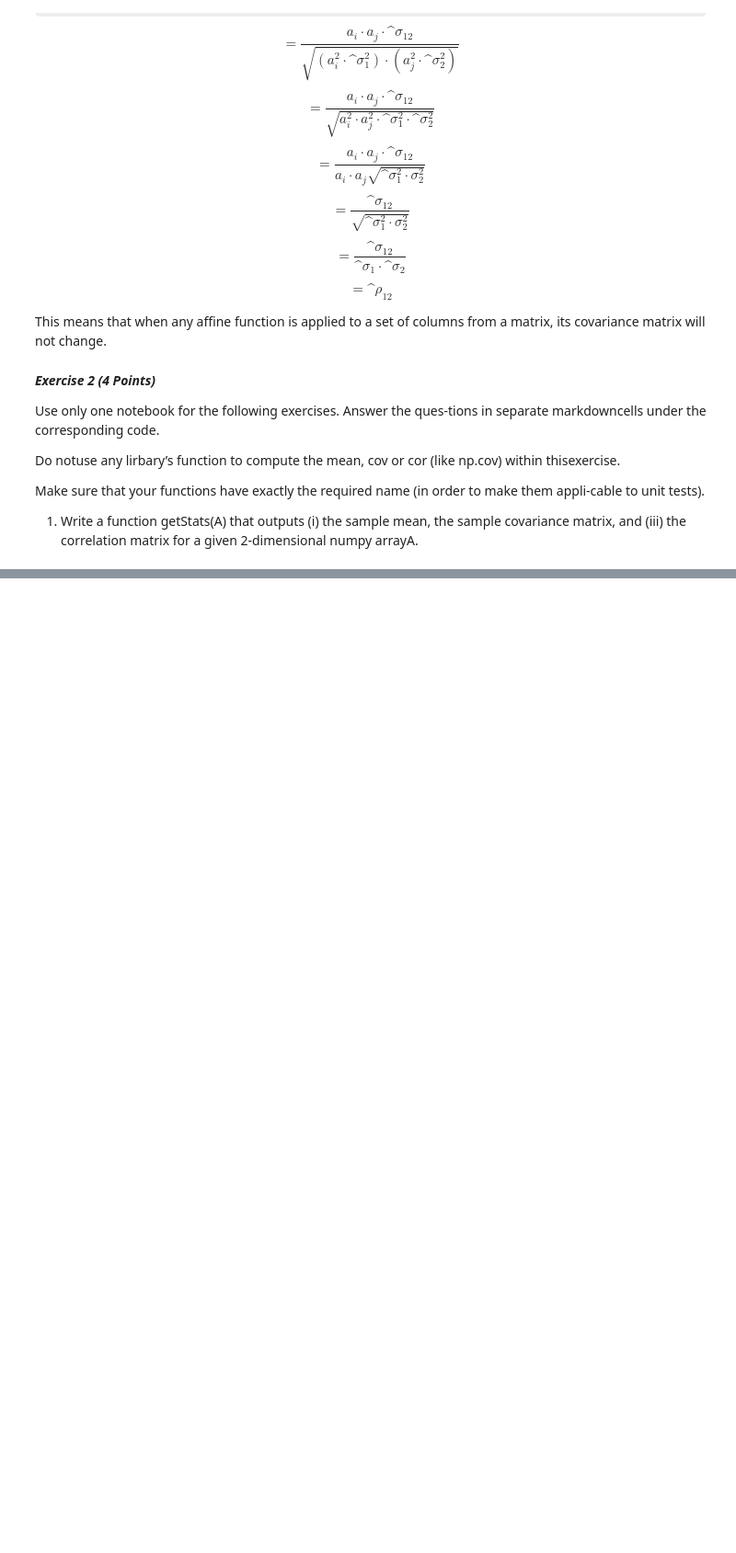
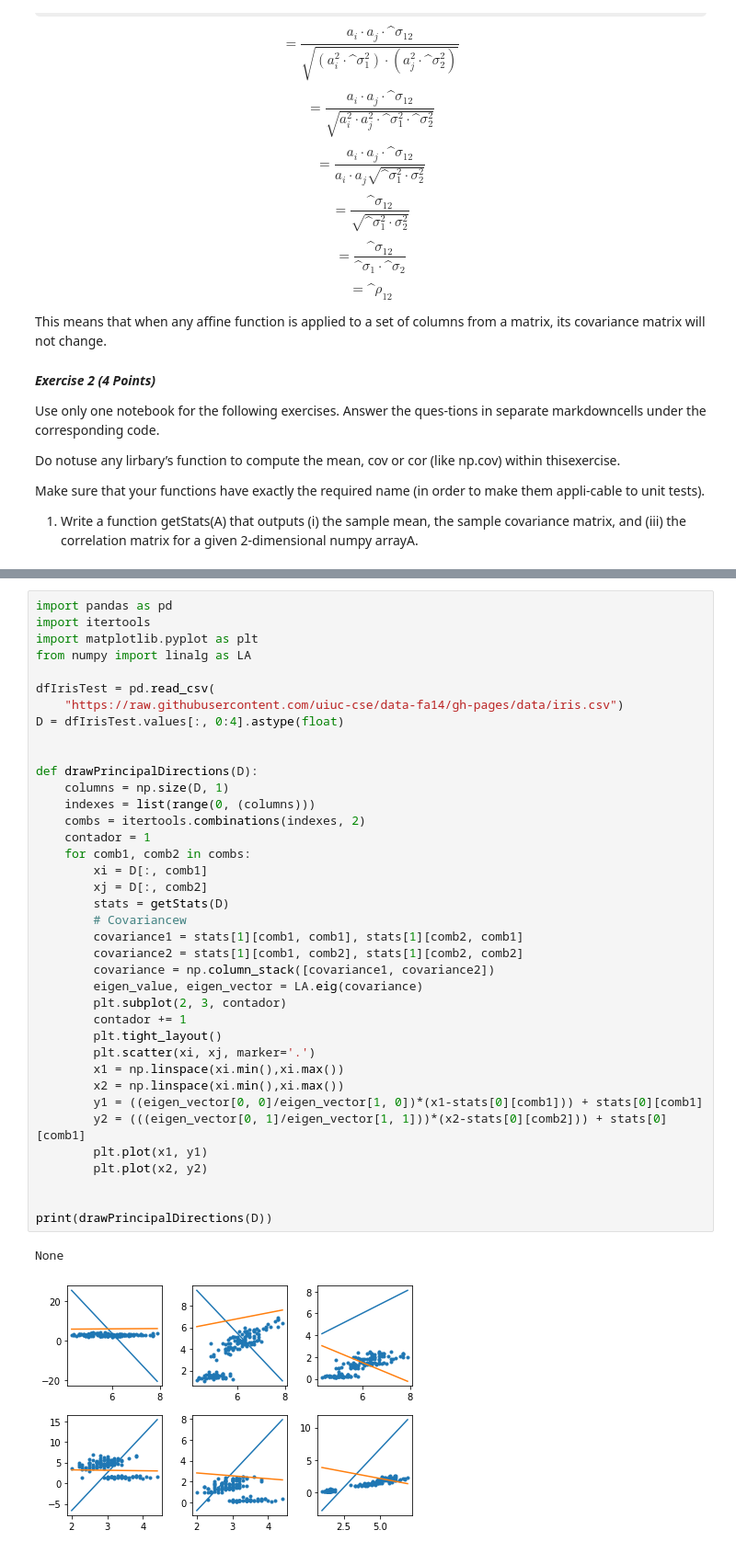
Before and after one commit to Mega61/business_inteligence_sheets, a Jupyter notebook: sheet2/Camacho_Daza_Russi_bi_sheet2.ipynb, the cells around one changed output, grey strips where cells are left out. Shown at 92% size. Saved outputs shown, nothing was run; the diff lists cells and outputs as text; some formulas as TeX source; blank space fills up the shorter version.

Commit message:
Co-authored-by: juan2409 <juan2409@users.noreply.github.com> Co-authored-by: Tovar Saade, Alvaro <at711@exeter.ac.uk> Co-authored-by: HRuss14 <HRuss14@users.noreply.github.com>
Terminado

```diff
--- a/sheet2/Camacho_Daza_Russi_bi_sheet2.ipynb
+++ b/sheet2/Camacho_Daza_Russi_bi_sheet2.ipynb
@@ -114,0 +114,41 @@ def getStats(A):
+# %%
+import pandas as pd
+import itertools
+import matplotlib.pyplot as plt
+from numpy import linalg as LA
+
+dfIrisTest = pd.read_csv(
+    "https://raw.githubusercontent.com/uiuc-cse/data-fa14/gh-pages/data/iris.csv")
+D = dfIrisTest.values[:, 0:4].astype(float)
+
+
+def drawPrincipalDirections(D):
+    columns = np.size(D, 1)
+    indexes = list(range(0, (columns)))
+    combs = itertools.combinations(indexes, 2)
+    contador = 1
+    for comb1, comb2 in combs:
+        xi = D[:, comb1]
+        xj = D[:, comb2]
+        stats = getStats(D)
+        # Covariancew
+        covariance1 = stats[1][comb1, comb1], stats[1][comb2, comb1]
+        covariance2 = stats[1][comb1, comb2], stats[1][comb2, comb2]
+        covariance = np.column_stack([covariance1, covariance2])
+        eigen_value, eigen_vector = LA.eig(covariance)
+        plt.subplot(2, 3, contador)
+        contador += 1
+        plt.tight_layout()
+        plt.scatter(xi, xj, marker='.')
+        x1 = np.linspace(xi.min(),xi.max())
+        x2 = np.linspace(xi.min(),xi.max())
+        y1 = ((eigen_vector[0, 0]/eigen_vector[1, 0])*(x1-stats[0][comb1])) + stats[0][comb1]
+        y2 = (((eigen_vector[0, 1]/eigen_vector[1, 1]))*(x2-stats[0][comb2])) + stats[0][comb1]
+        plt.plot(x1, y1)
+        plt.plot(x2, y2)
+
+
+print(drawPrincipalDirections(D))
+# %% [output]
+None
+[figure, added]
```
Also changed, not shown: parts of 7 cells of this notebook.
